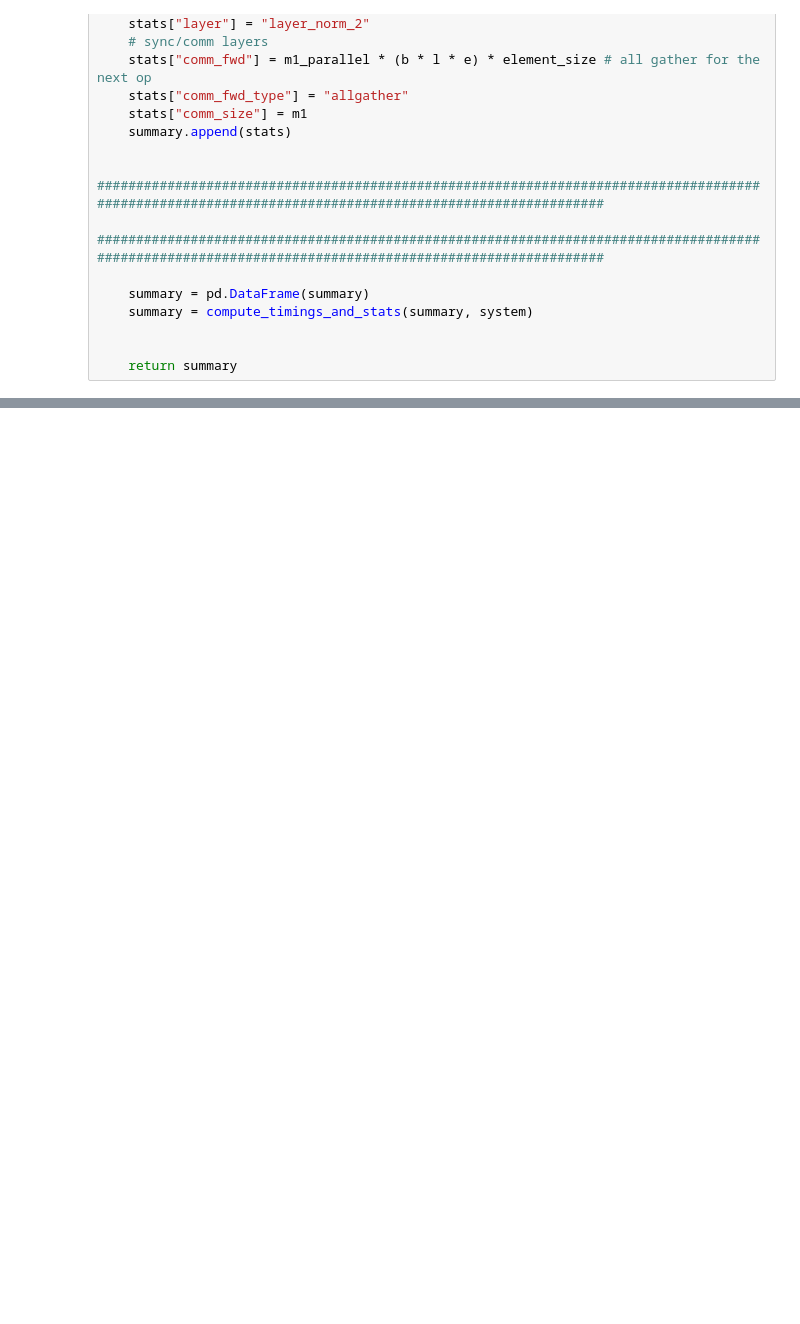
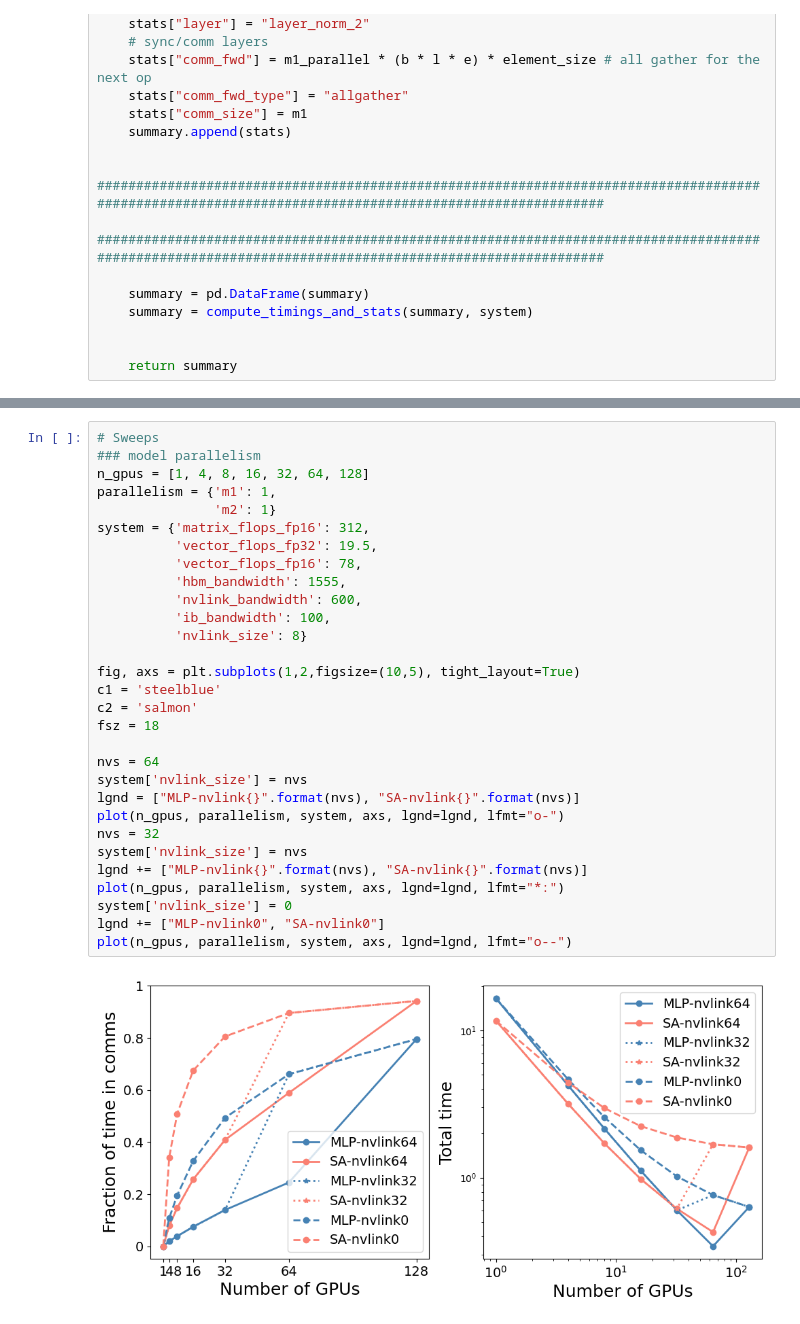
Before and after one commit to ShashankSubramanian/transformer-perf-estimates, a Jupyter notebook: transformer_estimates.ipynb, the cells around one changed output, grey strips where cells are left out. Cells and saved outputs as stored; diff of their text form; blank space fills up the shorter version.

Commit message:
added gpu sweep func and some mem bandwidth bugfix

```diff
--- a/transformer_estimates.ipynb
+++ b/transformer_estimates.ipynb
@@ -435,0 +491,32 @@ time spend in comms = 0.07962667242415632
+# %%
+# Sweeps
+### model parallelism
+n_gpus = [1, 4, 8, 16, 32, 64, 128]
+parallelism = {'m1': 1,
+               'm2': 1}
+system = {'matrix_flops_fp16': 312,
+          'vector_flops_fp32': 19.5,
+          'vector_flops_fp16': 78,
+          'hbm_bandwidth': 1555,
+          'nvlink_bandwidth': 600,
+          'ib_bandwidth': 100,
+          'nvlink_size': 8}
+
+fig, axs = plt.subplots(1,2,figsize=(10,5), tight_layout=True)
+c1 = 'steelblue'
+c2 = 'salmon'
+fsz = 18
+
+nvs = 64
+system['nvlink_size'] = nvs
+lgnd = ["MLP-nvlink{}".format(nvs), "SA-nvlink{}".format(nvs)]
+plot(n_gpus, parallelism, system, axs, lgnd=lgnd, lfmt="o-")
+nvs = 32
+system['nvlink_size'] = nvs
+lgnd += ["MLP-nvlink{}".format(nvs), "SA-nvlink{}".format(nvs)]
+plot(n_gpus, parallelism, system, axs, lgnd=lgnd, lfmt="*:")
+system['nvlink_size'] = 0
+lgnd += ["MLP-nvlink0", "SA-nvlink0"]
+plot(n_gpus, parallelism, system, axs, lgnd=lgnd, lfmt="o--")
+# %% [output]
+[figure, added]
```
Also changed, not shown: parts of 4 cells of this notebook, 4 other files.
